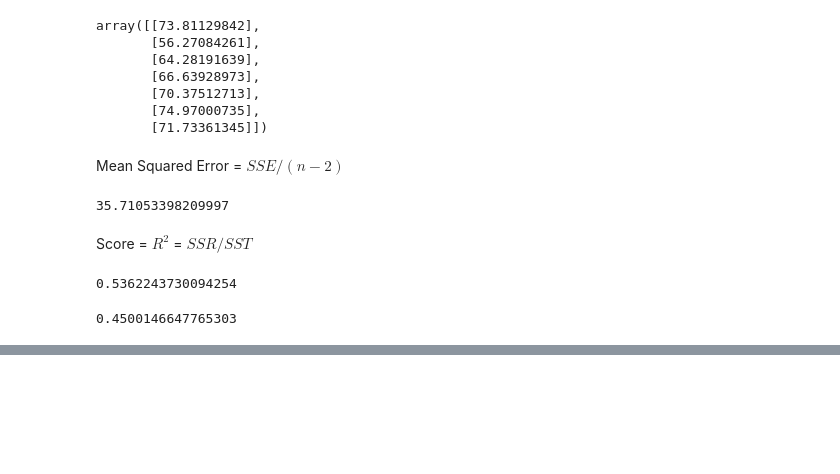
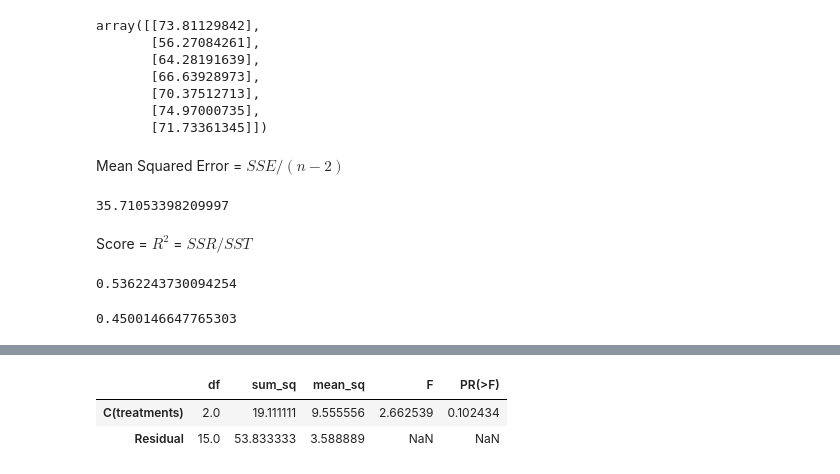
Before and after one commit to RPChinhara/Data-Analytics-with-Python, a Jupyter notebook: Week-6.ipynb, the cells around one changed output, grey strips where cells are left out. Cells and saved outputs as stored; diff of their text form; code cells hidden in the pictures; blank space fills up the shorter version.

```diff
--- a/Week-6.ipynb
+++ b/Week-6.ipynb
@@ -394,0 +432,7 @@ reg.score(x_train, y_train)
+# %%
+anova_table = sm.stats.anova_lm(model, typ=1)
+anova_table
+# %% [output]
+|  | df | sum_sq | mean_sq | F | PR(>F) |
+| C(treatments) | 2.0 | 19.111111 | 9.555556 | 2.662539 | 0.102434 |
+| Residual | 15.0 | 53.833333 | 3.588889 | NaN | NaN |
```
Also changed, not shown: parts of 5 cells of this notebook, 1 other file.
